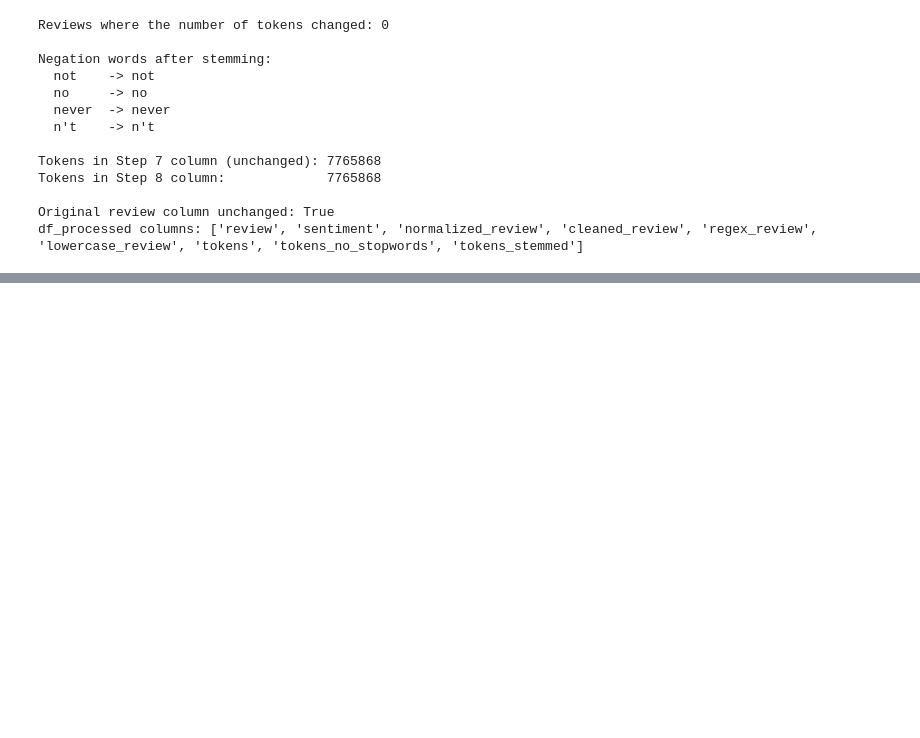
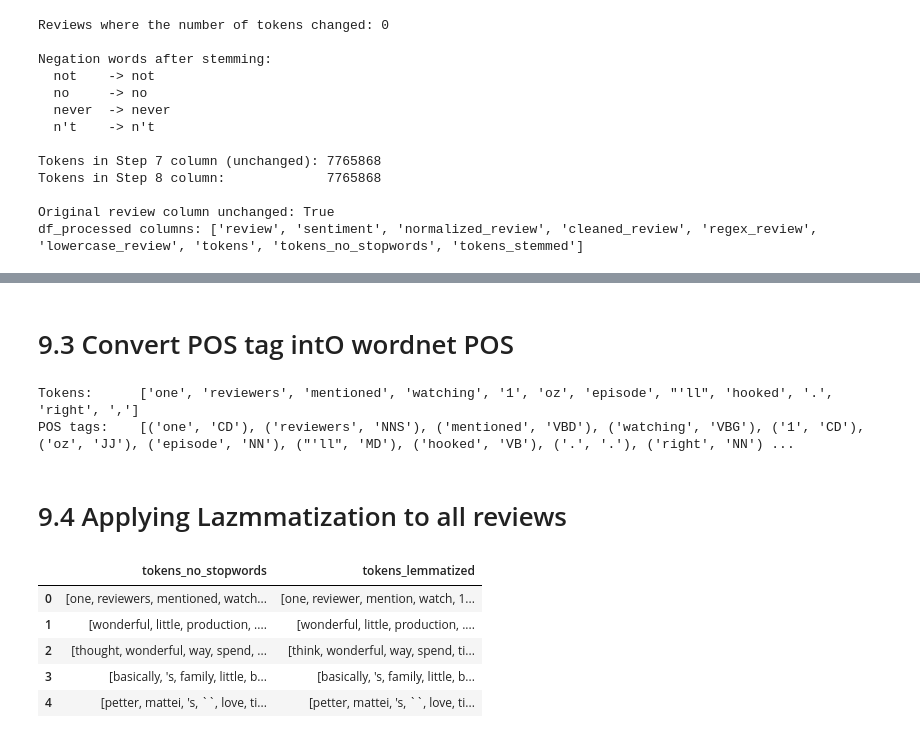
Before and after one commit to AlberKhanJadoon/imdb-nlp-project, a Jupyter notebook: imdb_nlp_project.ipynb, the cells around one changed output, grey strips where cells are left out. Saved outputs shown, nothing was run; the diff lists cells and outputs as text; code cells hidden in the pictures; blank space fills up the shorter version.

Commit message:
Add lemmatization preprocessing

```diff
--- a/imdb_nlp_project.ipynb
+++ b/imdb_nlp_project.ipynb
@@ -1356,0 +1361,10 @@ df_processed columns: ['review', 'sentiment', 'normalized_review', 'cleaned_revi
+# %%
+nltk.download("wordnet", quiet=True)
+nltk.download("omw-1.4", quiet=True)
+nltk.download("averaged_perceptron_tagger", quiet=True)
+nltk.download("averaged_perceptron_tagger_eng", quiet=True)
+
+from nltk.stem import WordNetLemmatizer
+from nltk.corpus import wordnet
+
+wordnet_lemmatizer = WordNetLemmatizer()
@@ -1356,0 +1401,47 @@ df_processed columns: ['review', 'sentiment', 'normalized_review', 'cleaned_revi
+# %% [markdown]
+# 9.3 Convert POS tag intO wordnet POS
+# %%
+def get_wordnet_pos(tag):
+    if tag.startswith("J"):
+        return wordnet.ADJ
+    elif tag.startswith("V"):
+        return wordnet.VERB
+    elif tag.startswith("R"):
+        return wordnet.ADV
+    else:
+        return wordnet.NOUN
+
+
+example_tokens = df_processed.loc[0, "tokens_no_stopwords"][:12]
+print("Tokens:     ", example_tokens)
+print("POS tags:   ", nltk.pos_tag(example_tokens))
+# %% [output]
+Tokens:      ['one', 'reviewers', 'mentioned', 'watching', '1', 'oz', 'episode', "'ll", 'hooked', '.', 'right', ',']
+POS tags:    [('one', 'CD'), ('reviewers', 'NNS'), ('mentioned', 'VBD'), ('watching', 'VBG'), ('1', 'CD'), ('oz', 'JJ'), ('episode', 'NN'), ("'ll", 'MD'), ('hooked', 'VB'), ('.', '.'), ('right', 'NN') ...
+# %% [markdown]
+# 9.4 Applying Lazmmatization to all reviews
+# %%
+lemma_lookup = {}
+
+
+def lemmatize_tokens(tokens):
+    lemmas = []
+    for word, tag in nltk.pos_tag(tokens):
+        pos = get_wordnet_pos(tag)
+        if (word, pos) not in lemma_lookup:
+            lemma_lookup[(word, pos)] = wordnet_lemmatizer.lemmatize(word, pos)
+        lemmas.append(lemma_lookup[(word, pos)])
+    return lemmas
+
+
+
+df_processed["tokens_lemmatized"] = df_processed["tokens_no_stopwords"].apply(lemmatize_tokens)
+
+df_processed[["tokens_no_stopwords", "tokens_lemmatized"]].head()
+# %% [output]
+|  | tokens_no_stopwords | tokens_lemmatized |
+| 0 | [one, reviewers, mentioned, watch... | [one, reviewer, mention, watch, 1... |
+| 1 | [wonderful, little, production, .... | [wonderful, little, production, .... |
+| 2 | [thought, wonderful, way, spend, ... | [think, wonderful, way, spend, ti... |
+| 3 | [basically, 's, family, little, b... | [basically, 's, family, little, b... |
+| 4 | [petter, mattei, 's, ``, love, ti... | [petter, mattei, 's, ``, love, ti... |
```
Also changed, not shown: parts of 12 cells of this notebook.
